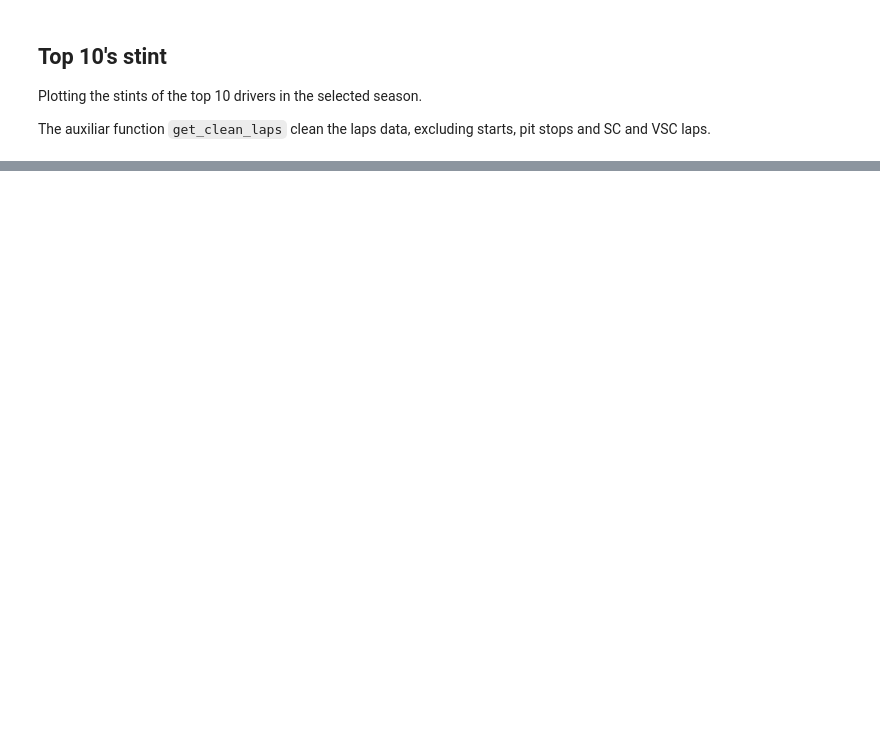
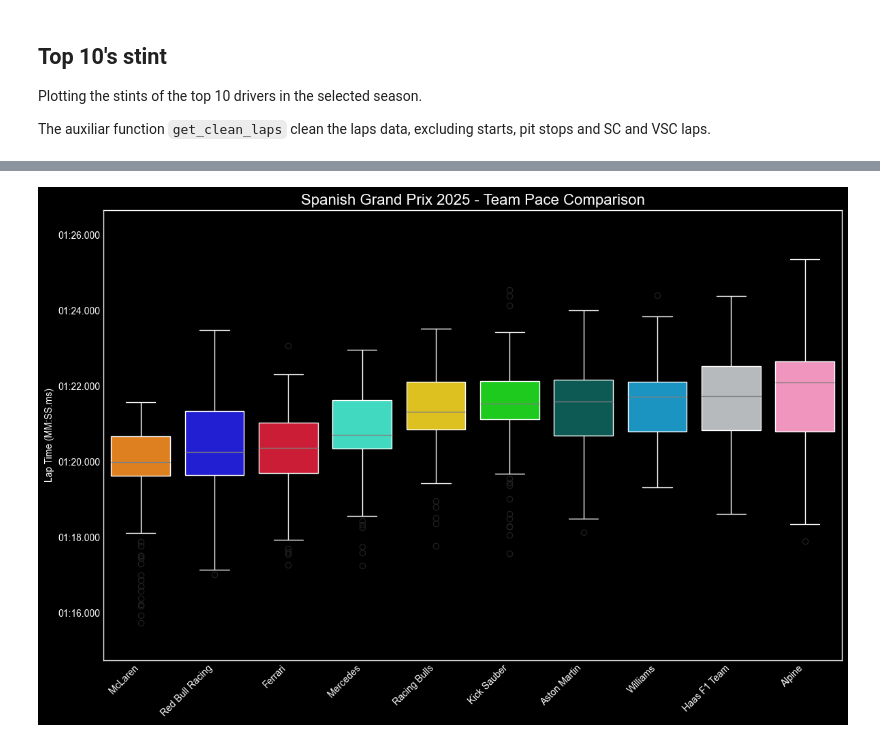
Before and after one commit to emipe09/strategyf1, a Jupyter notebook: index.ipynb, the cells around one changed output, grey strips where cells are left out. Cells and saved outputs as stored; diff of their text form; code cells hidden in the pictures; blank space fills up the shorter version.

```diff
--- a/index.ipynb
+++ b/index.ipynb
@@ -264,0 +336,52 @@ plt.show()
+# %%
+# Data preparation remains the same
+team_order = (
+    clean_laps[["Team", "LapTime_seconds"]]
+    .groupby("Team")
+    .median()["LapTime_seconds"]
+    .sort_values()
+    .index
+)
+team_palette = {team: fastf1.plotting.get_team_color(team, session=current_session)
+                for team in team_order}
+
+# Plotting
+fig, ax = plt.subplots(figsize=(12, 8)) # Increased size for better label visibility
+sns.boxplot(
+    data=clean_laps,
+    x="Team",
+    y="LapTime_seconds",
+    hue="Team",
+    order=team_order,
+    palette=team_palette,
+    whiskerprops=dict(color="white"),
+    boxprops=dict(edgecolor="white"),
+    medianprops=dict(color="grey"),
+    capprops=dict(color="white"),
+    legend=False  # <--- THIS IS THE FIX
+)
+
+plt.title(f"{current_session.event['EventName']} {TARGET_YEAR} - Team Pace Comparison", fontsize=16)
+plt.grid(visible=False)
+ax.set(xlabel=None, ylabel="Lap Time (MM:SS.ms)")
+plt.xticks(rotation=45, ha='right') # Rotate team names for better readability
+
+# Format the y-axis to show lap times
+ax.yaxis.set_major_formatter(FuncFormatter(lambda y, _: format_laptime_mmssms(y)))
+
+# Correctly set y-axis limits based on the data being plotted
+if not clean_laps['LapTime_seconds'].empty:
+    min_time = clean_laps['LapTime_seconds'].min()
+    max_time = clean_laps['LapTime_seconds'].max() - 5
+
+    # Use a smaller, more sensible margin
+    margin = (max_time - min_time) * 0.1
+    ax.set_ylim(min_time - margin, max_time + margin)
+
+    # Adjust y-axis ticks
+    ax.yaxis.set_major_locator(MultipleLocator(2))
+
+plt.tight_layout()
+plt.show()
+# %% [output]
+[figure, added]
```
Also changed, not shown: parts of 21 cells of this notebook, 1 other file.
